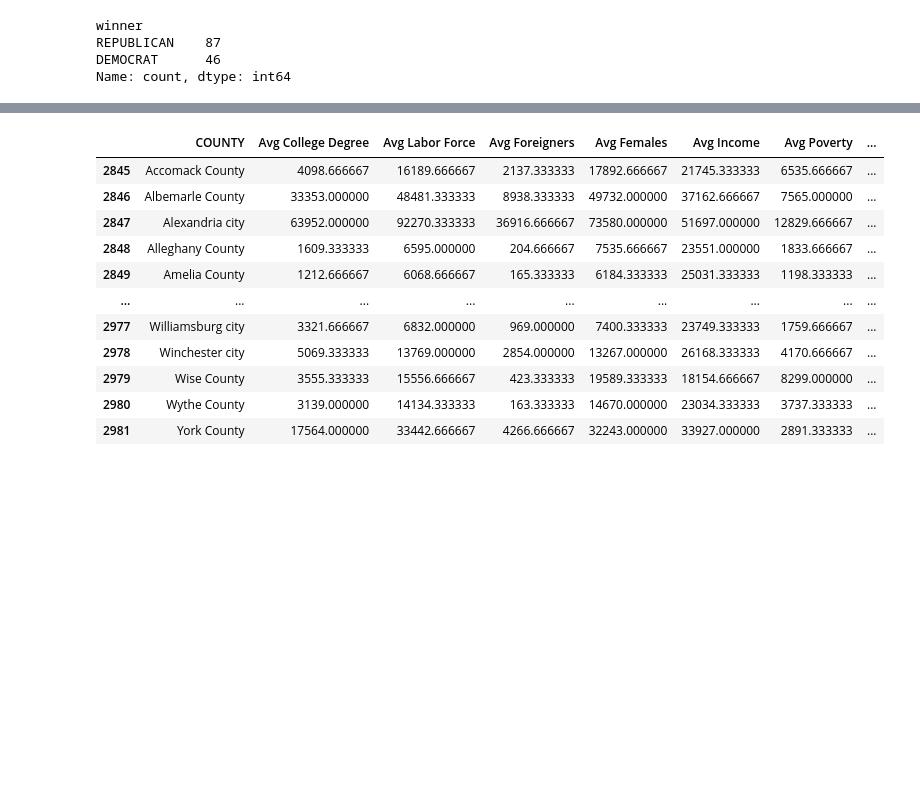
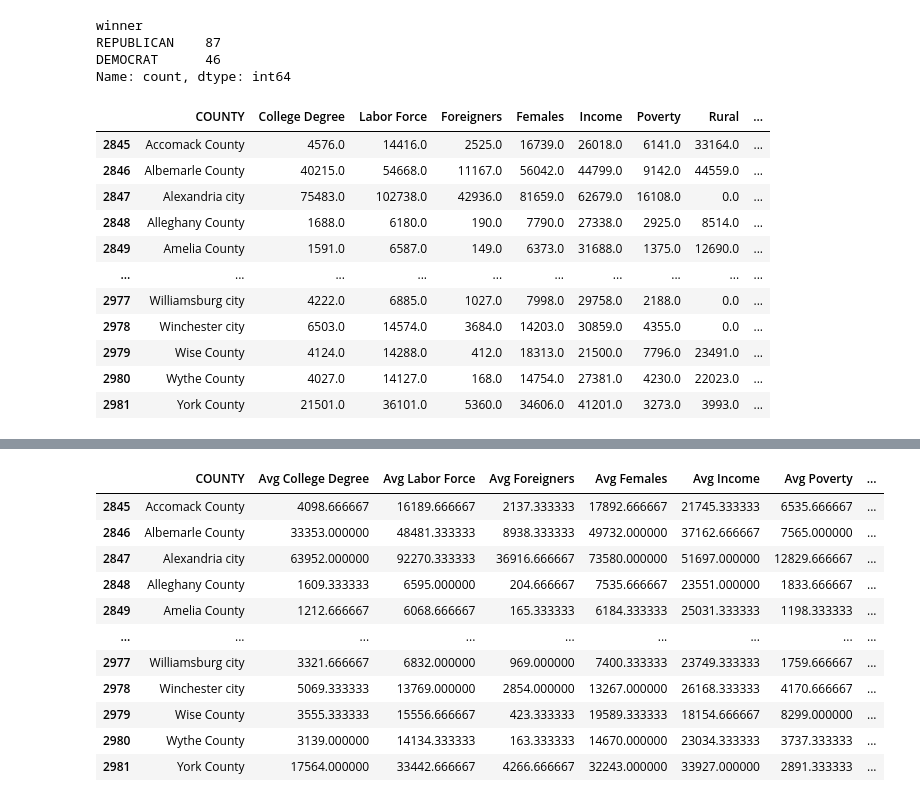
Before and after one commit to gsilver321/project_voting, a Jupyter notebook: voting_cleaning.ipynb, the cells around one changed output, grey strips where cells are left out. Saved outputs shown, nothing was run; the diff lists cells and outputs as text; code cells hidden in the pictures; blank space fills up the shorter version.

```diff
--- a/voting_cleaning.ipynb
+++ b/voting_cleaning.ipynb
@@ -87,3 +87,95 @@ Name: count, dtype: int64
 # %%
 winners_2020.loc[:, "winner"] = winners_2020["winner"].apply(lambda x: 1 if x == "DEMOCRAT" else 0) # encode party for later model
 winners_2020.to_csv("df_train.csv", index=False)
+# %%
+df_2020 = pd.DataFrame(tsdf["COUNTY"])
+
+# num of 25+ y.o. college-educated citizens in Virginia counties in 2020
+df_edu = tsdf.loc[:, ["B69AC195"]]
+df_edu = df_edu.apply(pd.to_numeric)
+
+# num of 16+ y.o. workers in Virginia counties in 2020
+df_work = tsdf.loc[:, ["B84AA195"]]
+df_work = df_work.apply(pd.to_numeric)
+
+# num of foreign-born citizens in Virginia counties in 2020
+df_foreign = tsdf.loc[:, ["AT5AB195"]]
+df_foreign = df_foreign.apply(pd.to_numeric)
+
+# num of female citizens in Virginia counties in 2020
+df_female = tsdf.loc[:, ["AV1AB195"]]
+df_female = df_female.apply(pd.to_numeric)
+
+# per capita income in Virginia counties in 2020
+df_income = tsdf.loc[:, ["BD5AA195"]]
+df_income = df_income.apply(pd.to_numeric)
+
+# num of citizens below poverty line in Virginia counties in 2020
+df_poverty = tsdf.loc[:, ["CL6AA195"]]
+df_poverty = df_poverty.apply(pd.to_numeric)
+
+# num of citizens in rural areas in Virginia counties in 2010 (most recent available)
+df_rural = tsdf2.loc[:, ["A57AD2010"]]
+df_rural = df_rural.apply(pd.to_numeric)
+
+# num of black or african american citizens in Virginia counties in 2020
+df_black = tsdf2.loc[:, ["B18AB2020"]]
+df_black = df_black.apply(pd.to_numeric)
+
+# num of hispanic or latinx citizens in Virginia counties in 2020
+df_latinx = tsdf2.loc[:, ["A35AA2020"]]
+df_latinx = df_latinx.apply(pd.to_numeric)
+
+# num of aapi citizens in Virginia counties in 2020
+df_aapi = tsdf2.loc[:, ["B18AD2020"]]
+df_aapi = df_aapi.apply(pd.to_numeric)
+
+# num of never married citizens in Virginia counties in 2000 (most recent available)
+df_marry_male = tsdf2.loc[:, ["BL1AA2000"]]
+df_marry_male = df_marry_male.apply(pd.to_numeric)
+df_marry_male = df_marry_male.rename(columns={"BL1AA2000": "2000"})
+df_marry_female = tsdf2.loc[:, ["BL1AG2000"]]
+df_marry_female = df_marry_female.apply(pd.to_numeric)
+df_marry_female = df_marry_female.rename(columns={"BL1AG2000": "2000"})
+df_marry = df_marry_male.add(df_marry_female)
+
+# num of 65+ y.o. citizens in Virginia counties in 2010 (most recent available)
+df_65 = tsdf2.loc[:, ["B57AP2000", "B57AP2010"]]
+df_65 = df_65.apply(pd.to_numeric)
+df_65 = df_65.rename(columns={"B57AP2000": "2000", "B57AP2010": "2010"})
+df_75 = tsdf2.loc[:, ["B57AQ2000", "B57AQ2010"]]
+df_75 = df_75.apply(pd.to_numeric)
+df_75 = df_75.rename(columns={"B57AQ2000": "2000", "B57AQ2010": "2010"})
+df_85 = tsdf2.loc[:, ["B57AR2000", "B57AR2010"]]
+df_85 = df_85.apply(pd.to_numeric)
+df_85 = df_85.rename(columns={"B57AR2000": "2000", "B57AR2010": "2010"})
+df_over_65 = df_65.add(df_75).add(df_85)
+
+# summarize time series for later model
+df_2020["College Degree"] = df_edu.values
+df_2020["Labor Force"] = df_work.values
+df_2020["Foreigners"] = df_foreign.values
+df_2020["Females"] = df_female.values
+df_2020["Income"] = df_income.values
+df_2020["Poverty"] = df_poverty.values
+df_2020["Rural"] = df_rural.values
+df_2020["Black or African American"] = df_black.values
+df_2020["Latinx"] = df_latinx.values
+df_2020["AAPI"] = df_aapi.values
+df_2020["Never Married"] = df_marry.sum(axis=1).values
+df_2020["65+"] = df_over_65.sum(axis=1).values
+
+df_2020
+# %% [output]
+|  | COUNTY | College Degree | Labor Force | Foreigners | Females | Income | Poverty | Rural | ... |
+| 2845 | Accomack County | 4576.0 | 14416.0 | 2525.0 | 16739.0 | 26018.0 | 6141.0 | 33164.0 | ... |
+| 2846 | Albemarle County | 40215.0 | 54668.0 | 11167.0 | 56042.0 | 44799.0 | 9142.0 | 44559.0 | ... |
+| 2847 | Alexandria city | 75483.0 | 102738.0 | 42936.0 | 81659.0 | 62679.0 | 16108.0 | 0.0 | ... |
+| 2848 | Alleghany County | 1688.0 | 6180.0 | 190.0 | 7790.0 | 27338.0 | 2925.0 | 8514.0 | ... |
+| 2849 | Amelia County | 1591.0 | 6587.0 | 149.0 | 6373.0 | 31688.0 | 1375.0 | 12690.0 | ... |
+| ... | ... | ... | ... | ... | ... | ... | ... | ... | ... |
+| 2977 | Williamsburg city | 4222.0 | 6885.0 | 1027.0 | 7998.0 | 29758.0 | 2188.0 | 0.0 | ... |
+| 2978 | Winchester city | 6503.0 | 14574.0 | 3684.0 | 14203.0 | 30859.0 | 4355.0 | 0.0 | ... |
+| 2979 | Wise County | 4124.0 | 14288.0 | 412.0 | 18313.0 | 21500.0 | 7796.0 | 23491.0 | ... |
+| 2980 | Wythe County | 4027.0 | 14127.0 | 168.0 | 14754.0 | 27381.0 | 4230.0 | 22023.0 | ... |
+| 2981 | York County | 21501.0 | 36101.0 | 5360.0 | 34606.0 | 41201.0 | 3273.0 | 3993.0 | ... |
```
Also changed, not shown: parts of 6 cells of this notebook.
